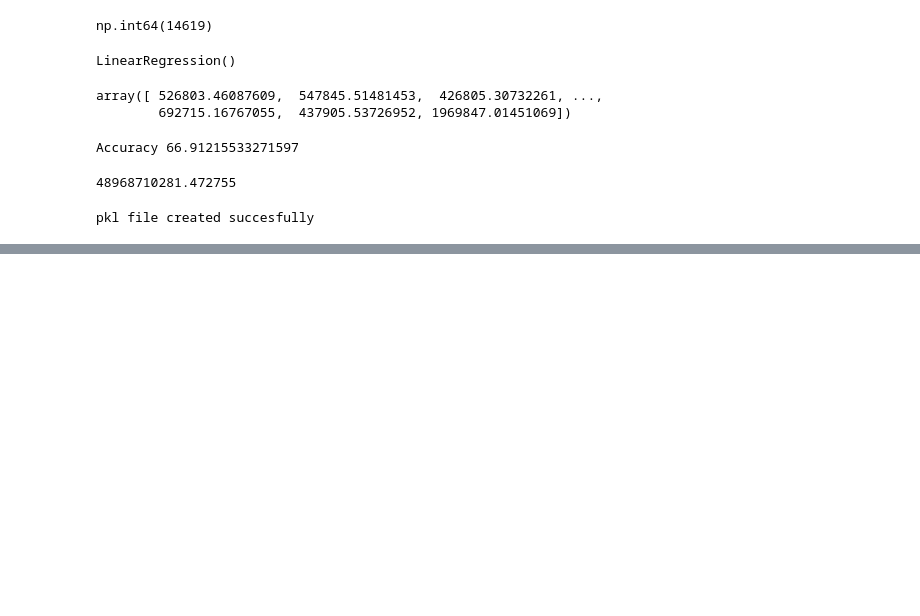
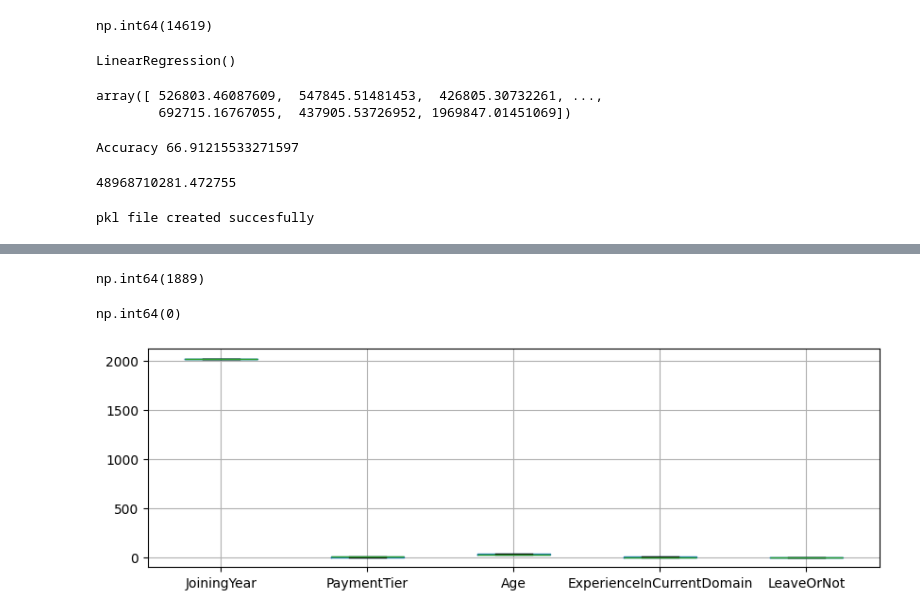
Before and after one commit to Aradhyagodambe/Python-Colab-Files, a Jupyter notebook: ML_Fundamnetals.ipynb, the cells around one changed output, grey strips where cells are left out. Cells and saved outputs as stored; diff of their text form; code cells hidden in the pictures; blank space fills up the shorter version.

```diff
--- a/ML_Fundamnetals.ipynb
+++ b/ML_Fundamnetals.ipynb
@@ -875,0 +909,2 @@ pkl file created succesfully
+# %%
+ED = pd.read_csv(f"{path}/Employee.csv")
@@ -875,0 +938,16 @@ pkl file created succesfully
+# %%
+ED.duplicated().sum()
+# %% [output]
+np.int64(1889)
+# %%
+ED = ED.drop_duplicates()
+# %%
+ED.duplicated().sum()
+# %% [output]
+np.int64(0)
+# %%
+plt.figure(figsize = (10,3))
+ED.boxplot()
+plt.show()
+# %% [output]
+[figure, added]
```
Also changed, not shown: parts of 16 cells of this notebook.
